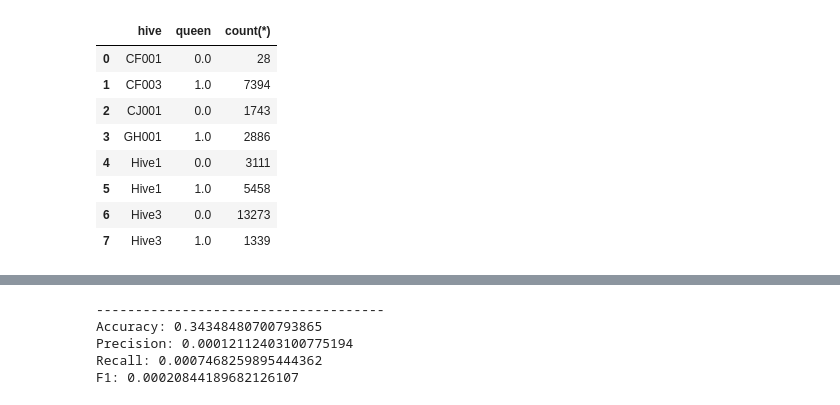
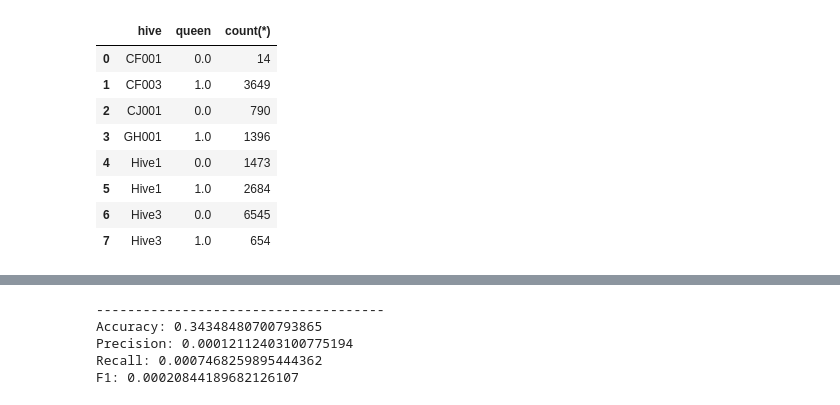
Before and after one commit to Sandjab/ShowBees, a Jupyter notebook: experiments/EXP000 - EXPLORATION/03 - SVM.ipynb, the cells around one changed output, grey strips where cells are left out. Saved outputs shown, nothing was run; the diff lists cells and outputs as text; code cells hidden in the pictures.

```diff
--- a/experiments/EXP000 - EXPLORATION/03 - SVM.ipynb
+++ b/experiments/EXP000 - EXPLORATION/03 - SVM.ipynb
@@ -1,58 +8,42 @@
 # %%
 import warnings                              # This block prevents display of harmless warnings, but should be
 warnings.filterwarnings('ignore')            # commented out till the experiment final version,
                                              # in order to avoid missing "real" warnings
 from IPython.display import display
 import kilroy_was_here                       # Mandatory. Allow access to shared python code from repository root
-from audace.jupytools import (
-    predestination,                          # Global Random seed for reproducibilty.
-    iprint                                   # timestamped print with proc and ram info
-)
+from audace.jupytools import iprint
 from audace.audiodataset import AudioDataset # Main class for audio dataset handling
 
-
-# Let's seed the various PRNGs, for reproducibility,
-# using de default seed.
-#
-# Note1: this cannot apply to SQLite Random() function,
-#       so its use is forbidden. e.g ORDER BY RANDOM()
-#       should not be used in an sql query.
-#
-# Note2: repeated execution of a any cell requiring
-#        randomness WILL NOT give the same result unless
-#        predestination invocation was done from this cell
-predestination()
-
+# Experiment name will be used to prefix potential outputs
 EXP_NAME = "03 - SVM"
 
-
 # Dataset name is the master key for dataset adressing
-# Changing according to the dataset you want to process
-DATASET_NAME = 'MAIN0500'
+# Change it according to the dataset you want to process
+DATASET_NAME = 'MAIN1000'
 
 # Initialize Dataset Object.
 ds = AudioDataset(DATASET_NAME)
 
 # Display AudioDataset summary
 ds.info()
 
 # Display cardinalities by hive attribute and queen label for samples with no external perturbation
 sql = """
     select distinct hive, queen, count(*)
     from samples
     where nobee = 0
     group by hive, queen
     order by hive
     """
 display(ds.queryDataFrame(sql))
 # %% [output]
 |  | hive | queen | count(*) |
-| 0 | CF001 | 0.0 | 28 |
-| 1 | CF003 | 1.0 | 7394 |
-| 2 | CJ001 | 0.0 | 1743 |
-| 3 | GH001 | 1.0 | 2886 |
-| 4 | Hive1 | 0.0 | 3111 |
-| 5 | Hive1 | 1.0 | 5458 |
-| 6 | Hive3 | 0.0 | 13273 |
-| 7 | Hive3 | 1.0 | 1339 |
+| 0 | CF001 | 0.0 | 14 |
+| 1 | CF003 | 1.0 | 3649 |
+| 2 | CJ001 | 0.0 | 790 |
+| 3 | GH001 | 1.0 | 1396 |
+| 4 | Hive1 | 0.0 | 1473 |
+| 5 | Hive1 | 1.0 | 2684 |
+| 6 | Hive3 | 0.0 | 6545 |
+| 7 | Hive3 | 1.0 | 654 |
 # %%
```
Also changed, not shown: parts of 4 cells of this notebook, 9 other files.
